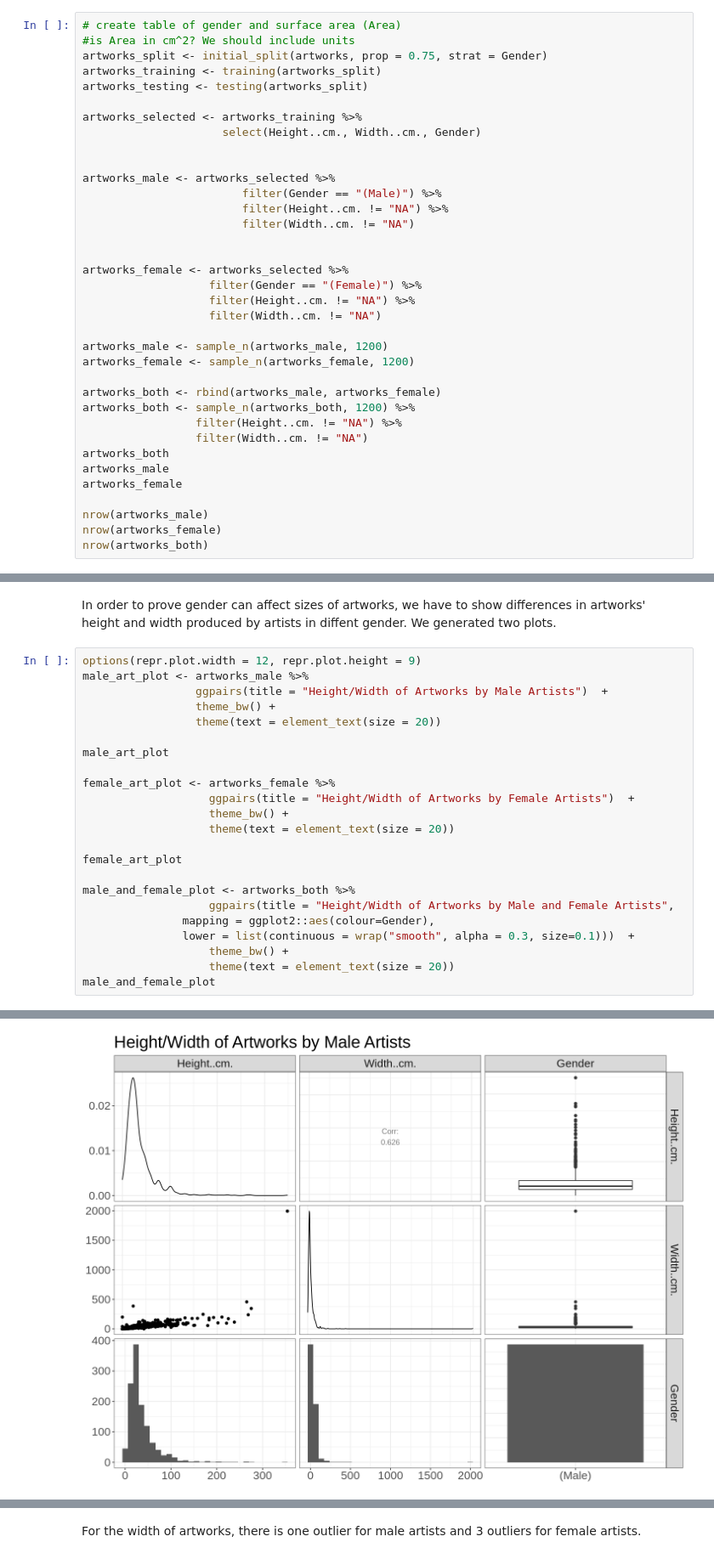
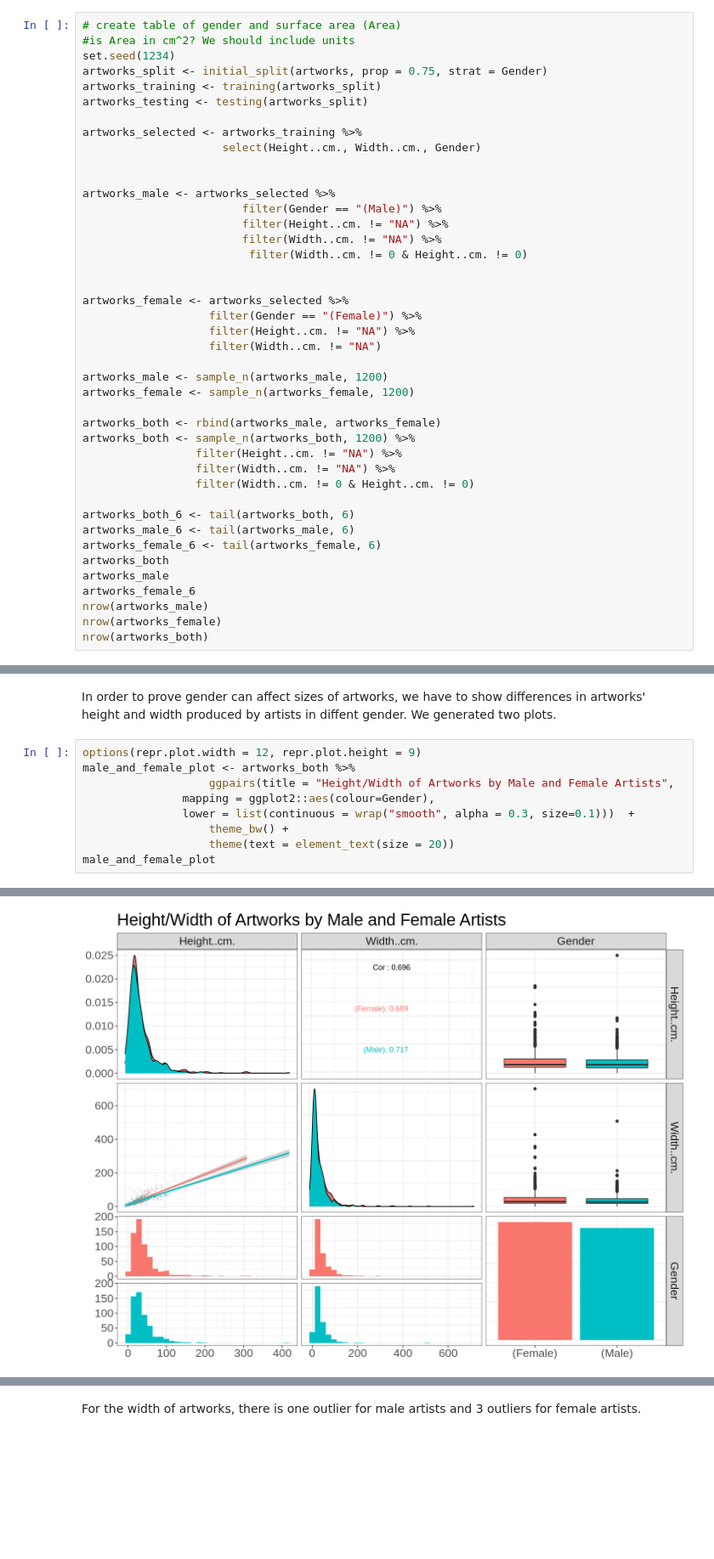
Before and after one commit to annekedresselhuis/DSCI-Group-Project, a Jupyter notebook: group_28_preliminary_analysis..ipynb, the cells around one changed output, grey strips where cells are left out. Shown: that part at 85% size. Drawn from its saved outputs; the diff is of its cells as text; blank space fills up the shorter version.

Commit message:
Added set.seed, removed all 0 in width and height and removed unnecessary plot
Added set.seed, removed all 0 in width and height and removed unnecessary plot

```diff
--- a/group_28_preliminary_analysis..ipynb
+++ b/group_28_preliminary_analysis..ipynb
@@ -113,6 +104,7 @@ We first have to split our data into a training set and a testing set. We will o
 # %%
 # create table of gender and surface area (Area)
 #is Area in cm^2? We should include units
+set.seed(1234)
 artworks_split <- initial_split(artworks, prop = 0.75, strat = Gender)
 artworks_training <- training(artworks_split)
 artworks_testing <- testing(artworks_split)
@@ -124,7 +116,8 @@ artworks_selected <- artworks_training %>%
 artworks_male <- artworks_selected %>%
                         filter(Gender == "(Male)") %>%
                         filter(Height..cm. != "NA") %>%
-                        filter(Width..cm. != "NA")
+                        filter(Width..cm. != "NA") %>%
+                         filter(Width..cm. != 0 & Height..cm. != 0)
 
 
 artworks_female <- artworks_selected %>%
@@ -138,11 +131,15 @@ artworks_female <- sample_n(artworks_female, 1200)
 artworks_both <- rbind(artworks_male, artworks_female)
 artworks_both <- sample_n(artworks_both, 1200) %>%
                  filter(Height..cm. != "NA") %>%
-                 filter(Width..cm. != "NA")
+                 filter(Width..cm. != "NA") %>%
+                 filter(Width..cm. != 0 & Height..cm. != 0)
+
+artworks_both_6 <- tail(artworks_both, 6)
+artworks_male_6 <- tail(artworks_male, 6)
+artworks_female_6 <- tail(artworks_female, 6)
 artworks_both
 artworks_male
-artworks_female
-
+artworks_female_6
 nrow(artworks_male)
 nrow(artworks_female)
 nrow(artworks_both)
@@ -231,20 +198,6 @@ summary(artworks_training)
 In order to prove gender can affect sizes of artworks, we have to show differences in artworks' height and width produced by artists in diffent gender. We generated two plots.
 # %%
 options(repr.plot.width = 12, repr.plot.height = 9)
-male_art_plot <- artworks_male %>%
-                 ggpairs(title = "Height/Width of Artworks by Male Artists")  +
-                 theme_bw() +
-                 theme(text = element_text(size = 20))
-
-male_art_plot
-
-female_art_plot <- artworks_female %>%
-                   ggpairs(title = "Height/Width of Artworks by Female Artists")  +
-                   theme_bw() +
-                   theme(text = element_text(size = 20))
-
-female_art_plot
-
 male_and_female_plot <- artworks_both %>%
                    ggpairs(title = "Height/Width of Artworks by Male and Female Artists",
                mapping = ggplot2::aes(colour=Gender),
@@ -263 +212 @@ male_and_female_plot
-[figure, old version]
+[figure, new version]
```
Also changed, not shown: parts of 6 cells of this notebook.
